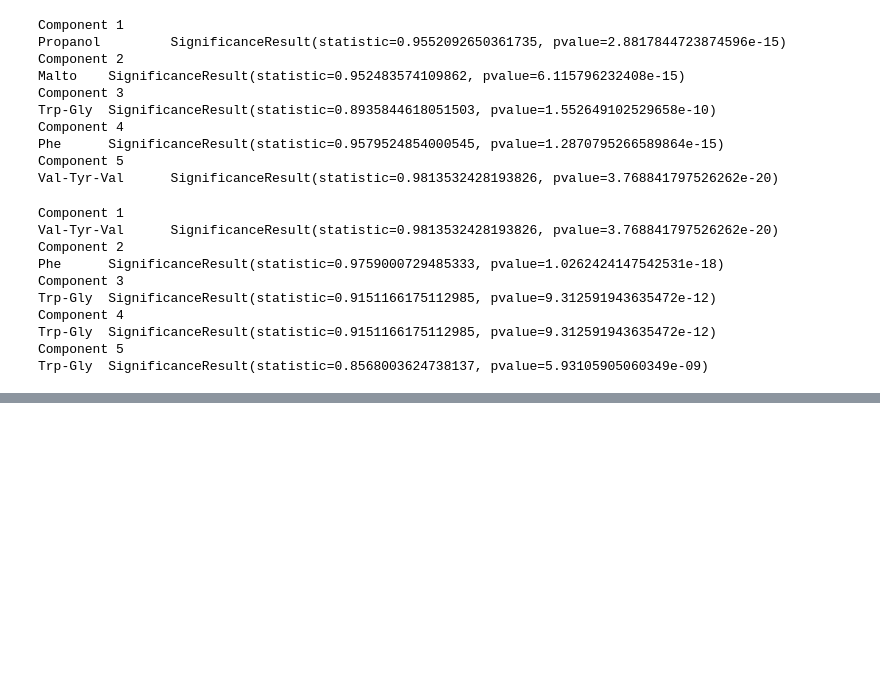
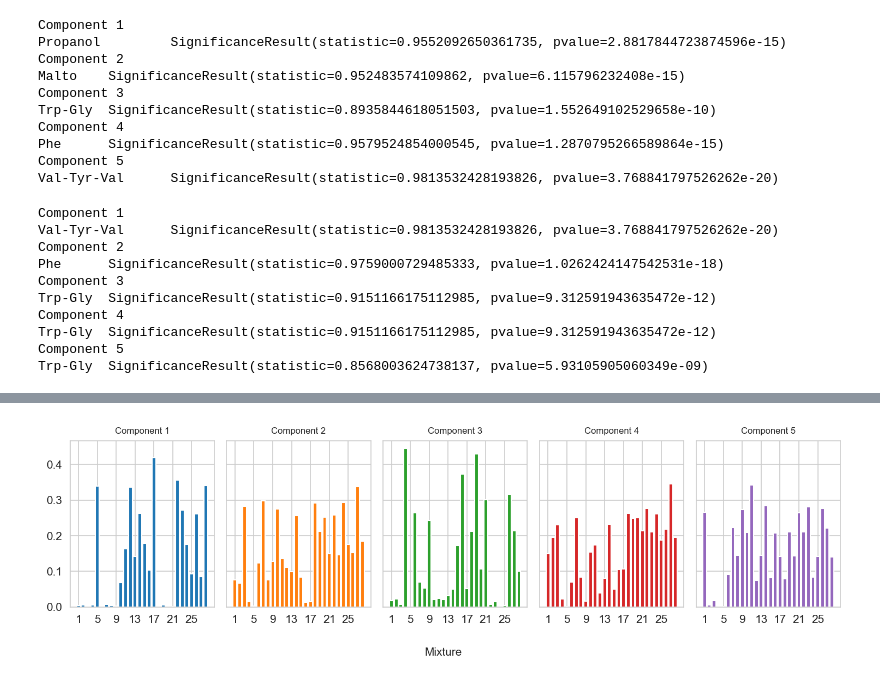
Before and after one commit to raphbrd/data-fusion-chemometrics, a Jupyter notebook: data_preprocessing.ipynb, the cells around one changed output, grey strips where cells are left out. Drawn from its saved outputs; the diff is of its cells as text; code cells hidden in the pictures; blank space fills up the shorter version.

Commit message:
Implement custom CMTF class

```diff
--- a/data_preprocessing.ipynb
+++ b/data_preprocessing.ipynb
@@ -167,0 +164,8 @@ Sizes and names of its modes are (28, 168) and ['mode-0', 'mode-1'] respectively
+# %%
+from cmtf import CMTF
+from utils import replace_nan
+
+tensor_1 = replace_nan(nmr, strategy="zero")
+tensor_2 = replace_nan(eem, strategy="zero")
+cmtf = CMTF(max_iter=1000)
+out = cmtf.fit([tensor_1, tensor_2], [lcms], rank=5)
@@ -167,0 +184,17 @@ Sizes and names of its modes are (28, 168) and ['mode-0', 'mode-1'] respectively
+# %%
+rank = 5
+f, ax = plt.subplots(1, rank, figsize=(10, 3), sharex=True, sharey=True, dpi=150)
+
+u1 = out[0]
+u1 = tl.cp_normalize((None, [u1])).factors[0]
+x_ticks = np.arange(28)
+
+for i in range(rank):
+    ax[i].bar(x_ticks, np.abs(u1[:, i]), color=f"C{i}")
+    ax[i].set_title(f"Component {i + 1}", fontsize=8)
+ax[0].set_xticks(x_ticks[::4], (x_ticks + 1)[::4])
+f.supxlabel("Mixture", fontsize=10)
+f.tight_layout()
+plt.show()
+# %% [output]
+[figure, added]
```
Also changed, not shown: parts of 8 cells of this notebook, 3 other files.
